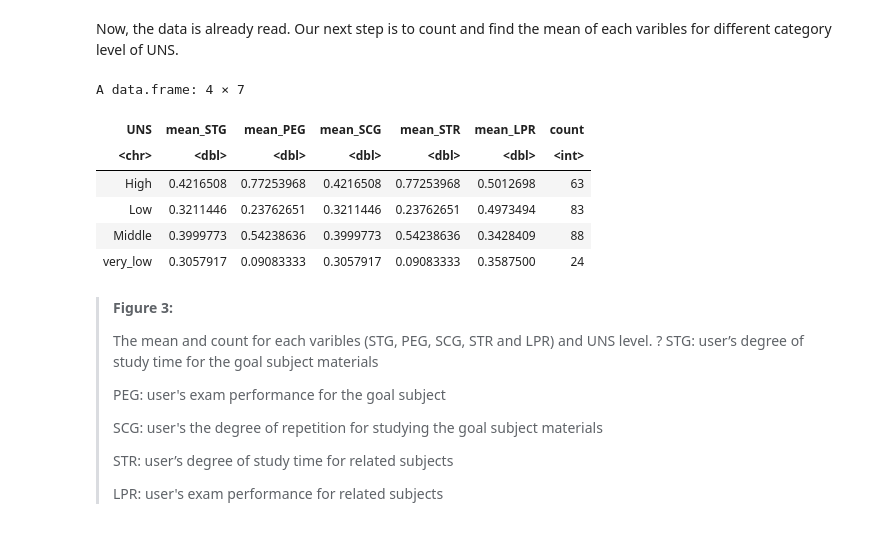
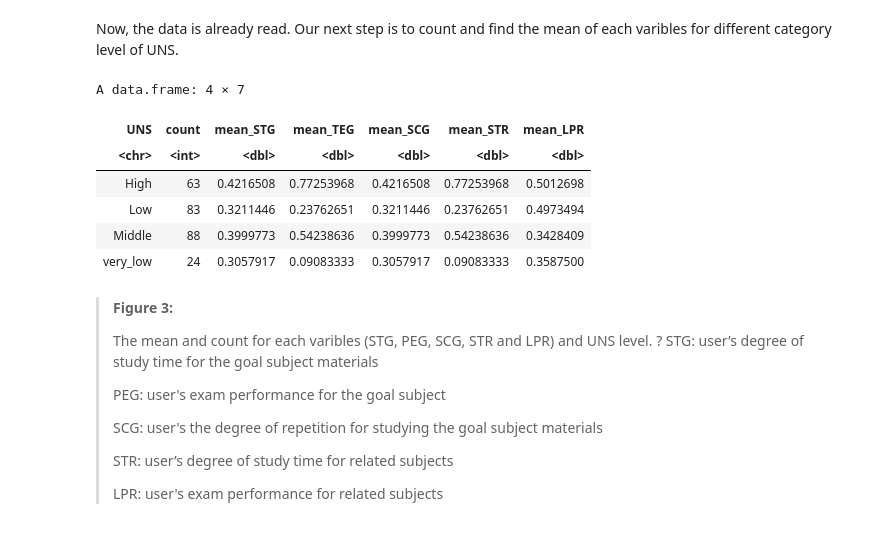
Before and after one commit to thisisyifulin/group_contract, a Jupyter notebook: project_proposal.ipynb, the cells around one changed output. Cells and saved outputs as stored; diff of their text form; code cells hidden in the pictures.

```diff
--- a/project_proposal.ipynb
+++ b/project_proposal.ipynb
@@ -152,30 +149,37 @@ A tibble: 6 × 6
 # %% [markdown]
 Now, the data is already read. Our next step is to count and find the mean of each varibles for different category level of UNS.
 # %%
+#summarize
+
 #summarize
 
 counts_class <- training_data |>
                 group_by(UNS) |>
                 summarize(count_class = n())
 
 mean_estimates<-training_data|>
 group_by(UNS)|>
 summarize(mean_STG=mean(STG),
-          mean_PEG=mean(PEG),
+          mean_TEG=mean(PEG),
           mean_SCG=mean(STG),
           mean_STR=mean(PEG),
             mean_LPR=mean(LPR))|>
-cbind(count=counts_class$count_class)
+select(-UNS)
 
-mean_estimates
+summary<-counts_class|>
+mutate(count=count_class)|>
+select(-count_class)|>
+cbind(mean_estimates)
+
+summary
 # %% [output]
 A data.frame: 4 × 7
-| UNS | mean_STG | mean_PEG | mean_SCG | mean_STR | mean_LPR | count |
-| <chr> | <dbl> | <dbl> | <dbl> | <dbl> | <dbl> | <int> |
-| High | 0.4216508 | 0.77253968 | 0.4216508 | 0.77253968 | 0.5012698 | 63 |
-| Low | 0.3211446 | 0.23762651 | 0.3211446 | 0.23762651 | 0.4973494 | 83 |
-| Middle | 0.3999773 | 0.54238636 | 0.3999773 | 0.54238636 | 0.3428409 | 88 |
-| very_low | 0.3057917 | 0.09083333 | 0.3057917 | 0.09083333 | 0.3587500 | 24 |
+| UNS | count | mean_STG | mean_TEG | mean_SCG | mean_STR | mean_LPR |
+| <chr> | <int> | <dbl> | <dbl> | <dbl> | <dbl> | <dbl> |
+| High | 63 | 0.4216508 | 0.77253968 | 0.4216508 | 0.77253968 | 0.5012698 |
+| Low | 83 | 0.3211446 | 0.23762651 | 0.3211446 | 0.23762651 | 0.4973494 |
+| Middle | 88 | 0.3999773 | 0.54238636 | 0.3999773 | 0.54238636 | 0.3428409 |
+| very_low | 24 | 0.3057917 | 0.09083333 | 0.3057917 | 0.09083333 | 0.3587500 |
 # %% [markdown]
 > <b> Figure 3: </b>
 >
```
Also changed, not shown: parts of 6 cells of this notebook.
